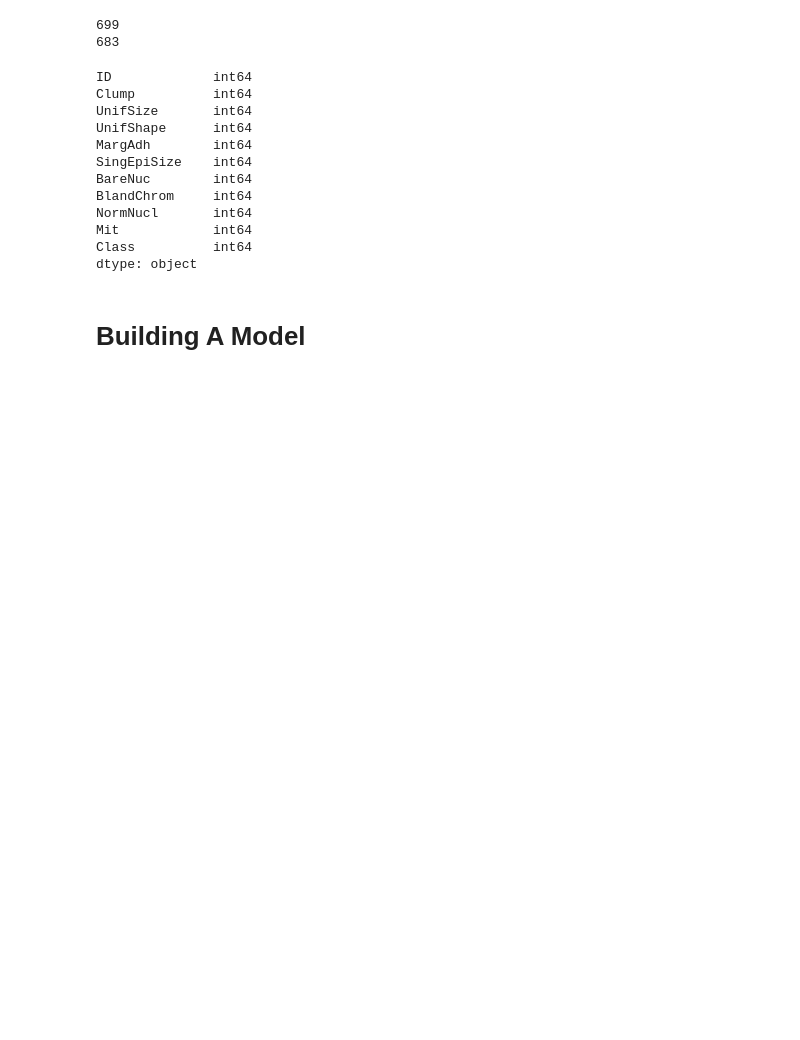
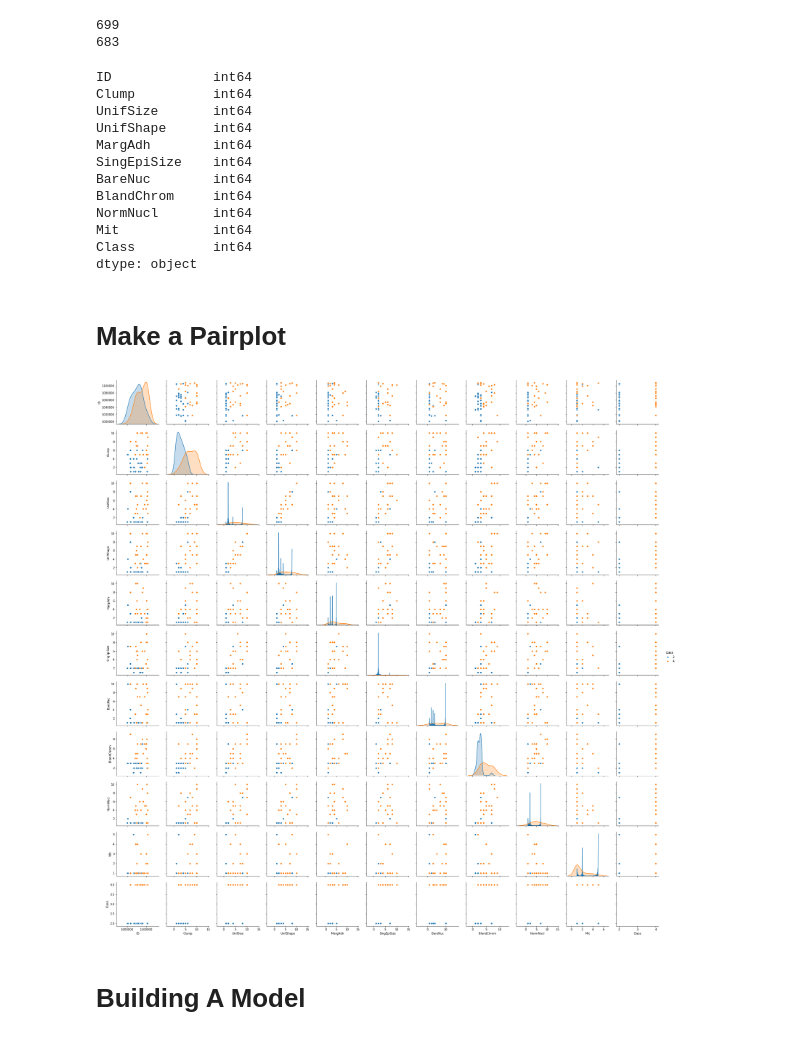
Before and after one commit to ariahendrawan713/Machine-Learning-with-Python-A-Practical-Introduction, a Jupyter notebook: Module 2 - Support Vector Machines.ipynb, the cells around one changed output. Cells and saved outputs as stored; diff of their text form; code cells hidden in the pictures; blank space fills up the shorter version.

```diff
--- a/Module 2 - Support Vector Machines.ipynb
+++ b/Module 2 - Support Vector Machines.ipynb
@@ -85,6 +101,16 @@ NormNucl       int64
 Mit            int64
 Class          int64
 dtype: object
+# %% [markdown]
+# Make a Pairplot
+# %%
+import seaborn as sns
+sns.pairplot(cell_df[0:50], hue='Class')
+
+# save a figure
+plt.savefig("Cells Pairplot.svg", format="svg")
+# %% [output]
+[figure, added]
 # %% [markdown]
 # Building A Model
 # %%
```
Also changed, not shown: parts of 4 cells of this notebook, 1 other file.
